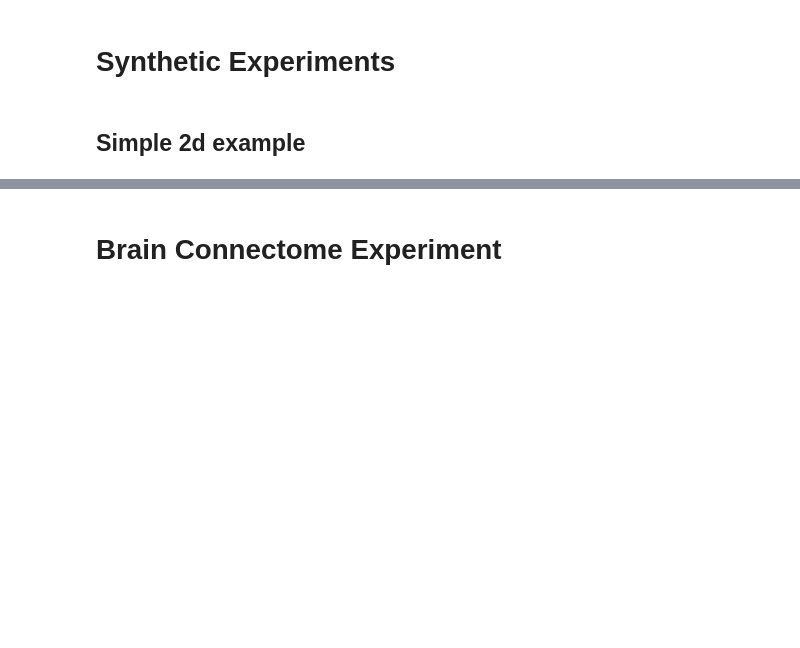
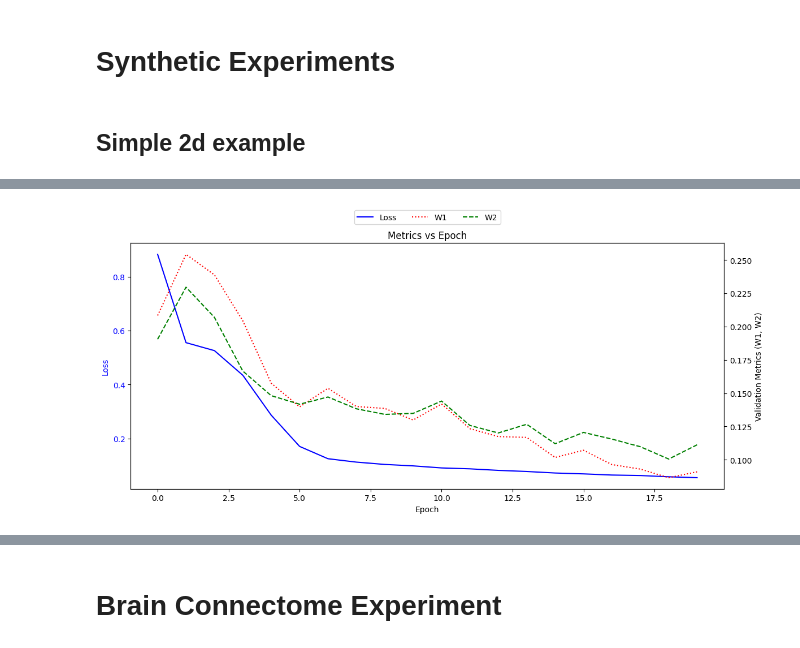
Before and after one commit to KacperWyrwal/topological-flow-matching, a Jupyter notebook: brain_fmri_experiment-new.ipynb, the cells around one changed output, grey strips where cells are left out. Saved outputs shown, nothing was run; the diff lists cells and outputs as text; code cells hidden in the pictures; blank space fills up the shorter version.

Commit message:
early stopping done and basic wandb, but needs improvement

```diff
--- a/brain_fmri_experiment-new.ipynb
+++ b/brain_fmri_experiment-new.ipynb
@@ -226,5 +215,8 @@ plot_samples(x1, t=1.0, ax=ax);
 # %%
 # Frame
+from topofm.data import AnalyticToAnalyticTestLoader, MatchingTrainLoader
+from topofm.training import EarlyStopping
+
 A = torch.tensor([
     [0.0, 1.0],
     [1.0, 0.0],
@@ -237,51 +229,54 @@ frame = SpectralFrame(L)
 
 # SDE and Solvers
 sigma = 0.0
-c = 2.0
+c = 1.0
 sde = HeatBMTSDE(frame.eigenvalues, c=c, sigma=sigma)
 ot_solver = OTSolver(sde=sde)
 
 # dataset
-x0_distribution = EightGaussians()
-x1_distribution = Moons()
-dataset = MatchingDistributionDataset(
-    x0_distribution,
-    x1_distribution,
+mu0 = EightGaussians()
+mu1 = Moons()
+dataset = MatchingDataset(
+    mu0=AnalyticInFrame(mu0, frame),
+    mu1=AnalyticInFrame(mu1, frame),
+)
+coupling = OnlineOTCoupling(
+    dataset.mu0, dataset.mu1, ot_solver
 )
 
 batch_size = 512
 num_batches = 50 * 512 // batch_size
-train_data_loader = MatchingDataLoader(
+
+train_data_loader = MatchingTrainLoader(
+    coupling=coupling,
+    batch_size=batch_size,
+    epoch_size=50 * 512,
+)
+eval_data_loader = AnalyticToAnalyticTestLoader(
     dataset=dataset,
-    batch_sampler=OTBatchSampler(
-        dataset=dataset,
-        ot_solver=ot_solver,
-        batch_size=batch_size,
-        num_batches=num_batches,
-        batchwise_ot=False,
-    ),
-)
-eval_data_loader = MatchingDataLoader(
-    dataset=dataset,
-    batch_sampler=OTBatchSampler(
-        dataset=dataset,
-        ot_solver=ot_solver,
-        batch_size=512,
-        num_batches=1,
-        batchwise_ot=False,
-    ),
+    batch_size=batch_size,
+    epoch_size=batch_size * 5,
 )
 
 # model and training
 model = ResidualNN(data_dim=2)
 
-num_epochs = 1000 // num_batches // 10 #* 5
+# Early stopping setup
+early_stopping = EarlyStopping(
+    patience=5,
+    metric_name="W2",  # Monitor Wasserstein-2 distance
+    min_delta=0.0,
+    mode="min",
+)
+
+num_epochs = 20  # Increased since we have early stopping
 history = fit(
     sde=sde,
     model=model,
     train_data_loader=train_data_loader,
     eval_data_loader=eval_data_loader,
     num_epochs=num_epochs,
-
+    early_stopping=early_stopping,
 )
 plot_history(history)
+# %% [output]
@@ -287,0 +285 @@ plot_history(history)
+[figure, added]
```
Also changed, not shown: parts of 10 cells of this notebook, 19 other files.
